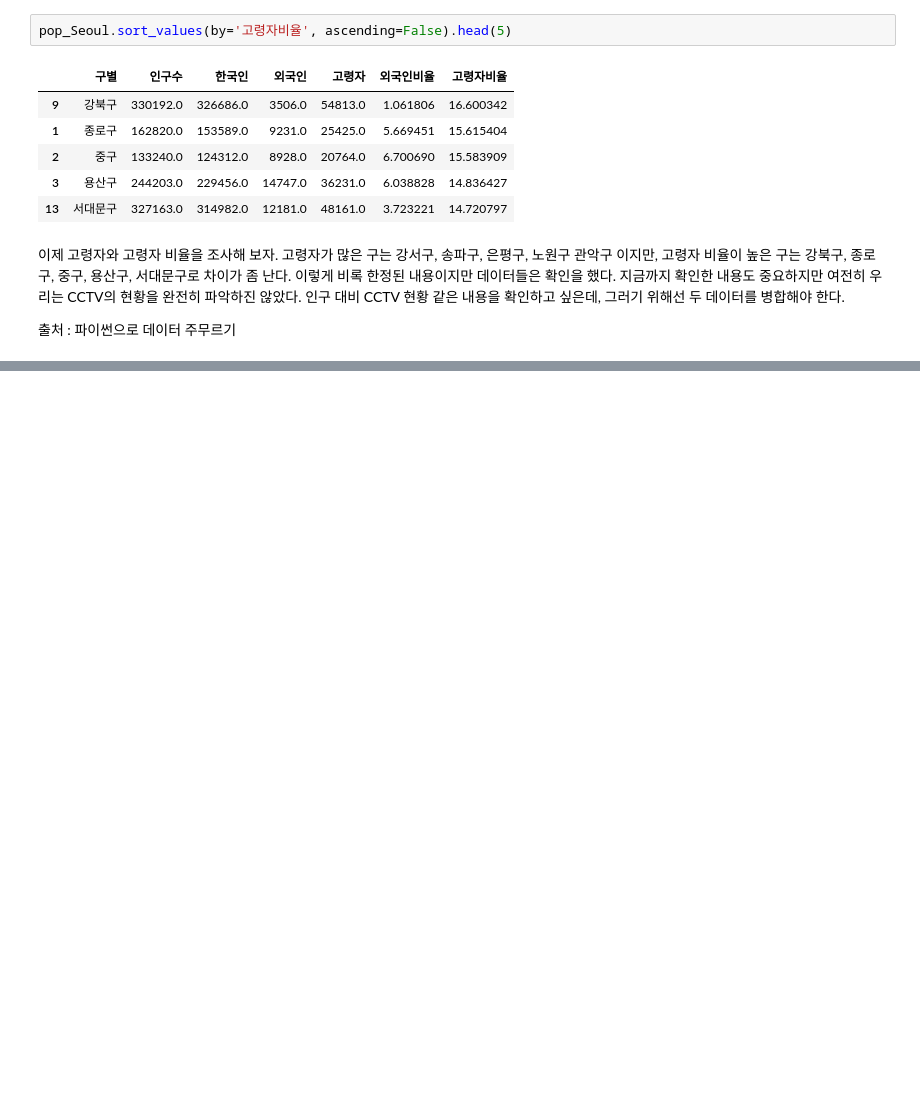
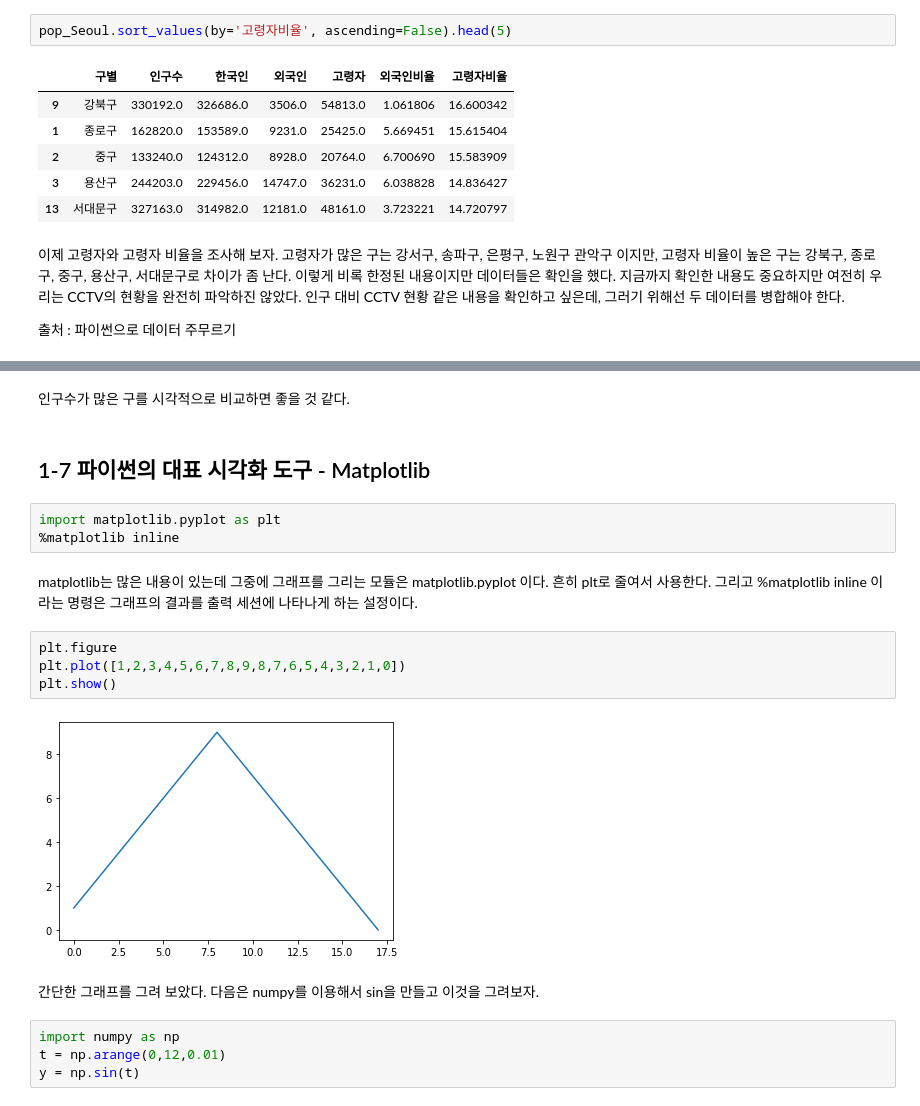
Before and after one commit to jaeyoon89/python_datascience_study, a Jupyter notebook: ch1_analysis_CCTV_Seoul_#1.ipynb, the cells around one changed output, grey strips where cells are left out. Saved outputs shown, nothing was run; the diff lists cells and outputs as text; blank space fills up the shorter version.

```diff
--- a/ch1_analysis_CCTV_Seoul_#1.ipynb
+++ b/ch1_analysis_CCTV_Seoul_#1.ipynb
@@ -623,0 +954,21 @@ pop_Seoul.sort_values(by='고령자비율', ascending=False).head(5)
+# %% [markdown]
+인구수가 많은 구를 시각적으로 비교하면 좋을 것 같다.
+# %% [markdown]
+## 1-7 파이썬의 대표 시각화 도구 - Matplotlib
+# %%
+import matplotlib.pyplot as plt
+%matplotlib inline
+# %% [markdown]
+matplotlib는 많은 내용이 있는데 그중에 그래프를 그리는 모듈은 matplotlib.pyplot 이다. 흔히 plt로 줄여서 사용한다. 그리고 %matplotlib inline 이라는 명령은 그래프의 결과를 출력 세션에 나타나게 하는 설정이다.
+# %%
+plt.figure
+plt.plot([1,2,3,4,5,6,7,8,9,8,7,6,5,4,3,2,1,0])
+plt.show()
+# %% [output]
+[figure, added]
+# %% [markdown]
+간단한 그래프를 그려 보았다. 다음은 numpy를 이용해서 sin을 만들고 이것을 그려보자.
+# %%
+import numpy as np
+t = np.arange(0,12,0.01)
+y = np.sin(t)
```
Also changed, not shown: parts of 94 cells of this notebook.
